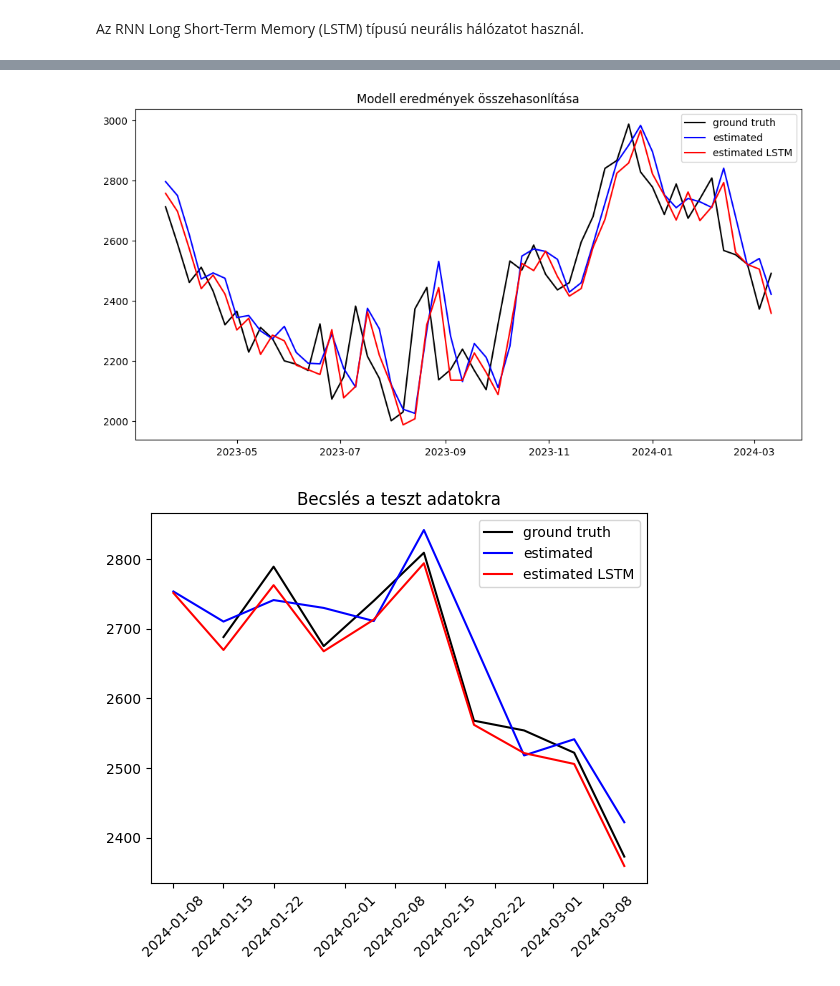
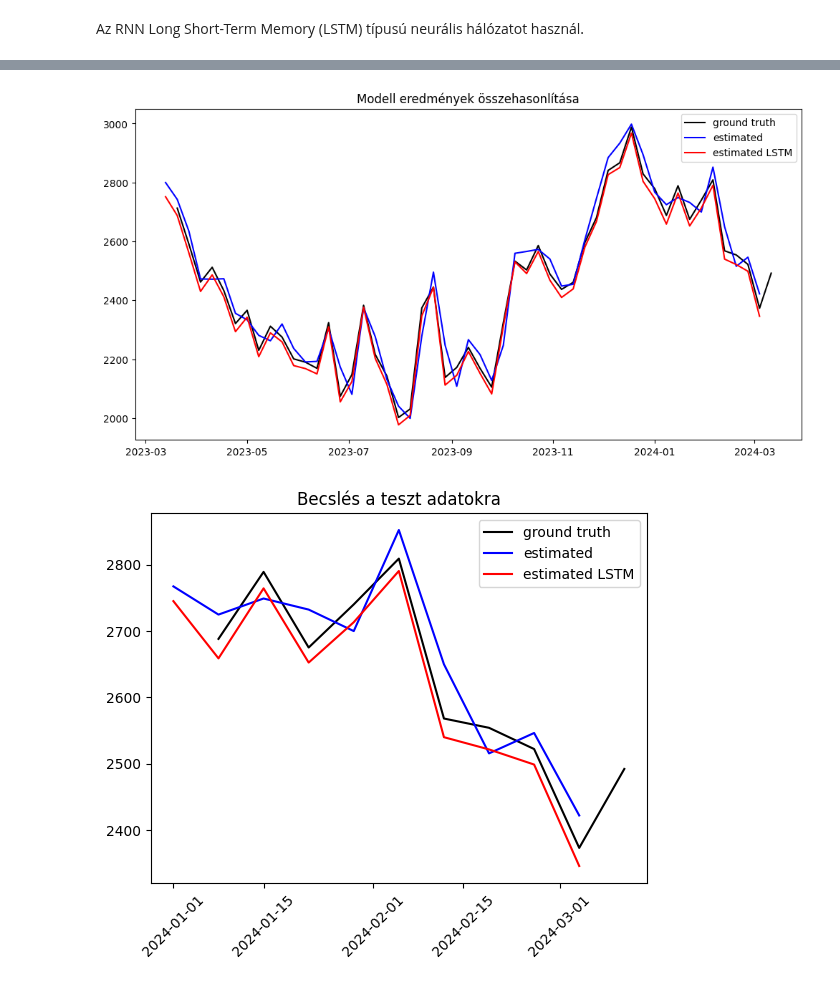
Before and after one commit to OSGeoLabBp/tutorials, a Jupyter notebook: hungarian/machine_learning/lessons/time_series.ipynb, the cells around one changed output, grey strips where cells are left out. Cells and saved outputs as stored; diff of their text form; code cells hidden in the pictures.

```diff
--- a/hungarian/machine_learning/lessons/time_series.ipynb
+++ b/hungarian/machine_learning/lessons/time_series.ipynb
@@ -110,10 +110,11 @@ None
 Hasonlítsuk össze az ismert értékeket a modellből becsült adatokkal.
 # %%
 # predict values from model
+offset = int(n_steps / 2)
 y_pred = model.predict(X, verbose=0)
 plt.figure(figsize=(12,6))
 plt.plot(df["start"][-52:], y[-52:], label='ground truth')
-plt.plot(df["start"][-52:], y_pred[-52:], label='estimated')   # TODO one week shift!
+plt.plot(df["start"][-52-offset:-offset], y_pred[-52:], label='estimated')   # TODO one week shift!
 plt.legend()
 _ = plt.title('Ismert és becsült adatok (részlet)')
 # %% [output]
@@ -189,21 +190,21 @@ None
 y_lstm_pred = lstm_model.predict(X, verbose=0)
 plt.figure(figsize=(12,6))
 plt.plot(df["start"][-52:], y[-52:], c='black', label='ground truth')   # TODO one week shift!
-plt.plot(df["start"][-52:], y_pred[-52:], c='blue', label='estimated')
-plt.plot(df["start"][-52:], y_lstm_pred[-52:], c='red', label='estimated LSTM')
+plt.plot(df["start"][-52-offset:-offset], y_pred[-52:], c='blue', label='estimated')
+plt.plot(df["start"][-52-offset:-offset], y_lstm_pred[-52:], c='red', label='estimated LSTM')
 plt.legend()
 _ = plt.title('Modell eredmények összehasonlítása')
 # %% [output]
-[figure, old version]
+[figure, new version]
 # %%
-plt.plot(df['start'][-y_test.shape[0]+1:], y_test[:-1], c='black', label='ground truth')
-plt.plot(df['start'][-y_test.shape[0]:], y_pred[-y_test.shape[0]:], c='blue', label='estimated')
-plt.plot(df['start'][-y_test.shape[0]:], y_lstm_pred[-y_test.shape[0]:], c='red', label='estimated LSTM')
+plt.plot(df['start'][-y_test.shape[0]:], y_test, c='black', label='ground truth')
+plt.plot(df['start'][-y_test.shape[0]-offset:-offset], y_pred[-y_test.shape[0]:], c='blue', label='estimated')
+plt.plot(df['start'][-y_test.shape[0]-offset:-offset], y_lstm_pred[-y_test.shape[0]:], c='red', label='estimated LSTM')
 plt.xticks(rotation=45)
 plt.legend()
 _ = plt.title('Becslés a teszt adatokra')
 # %% [output]
-[figure, old version]
+[figure, new version]
 # %%
 print("            CNN      RNN")
 print(f"MAPE  all: {mean_absolute_percentage_error(y[:-1], y_pred[1:]):6.1%}", end="")
```
Also changed, not shown: parts of 8 cells of this notebook.
